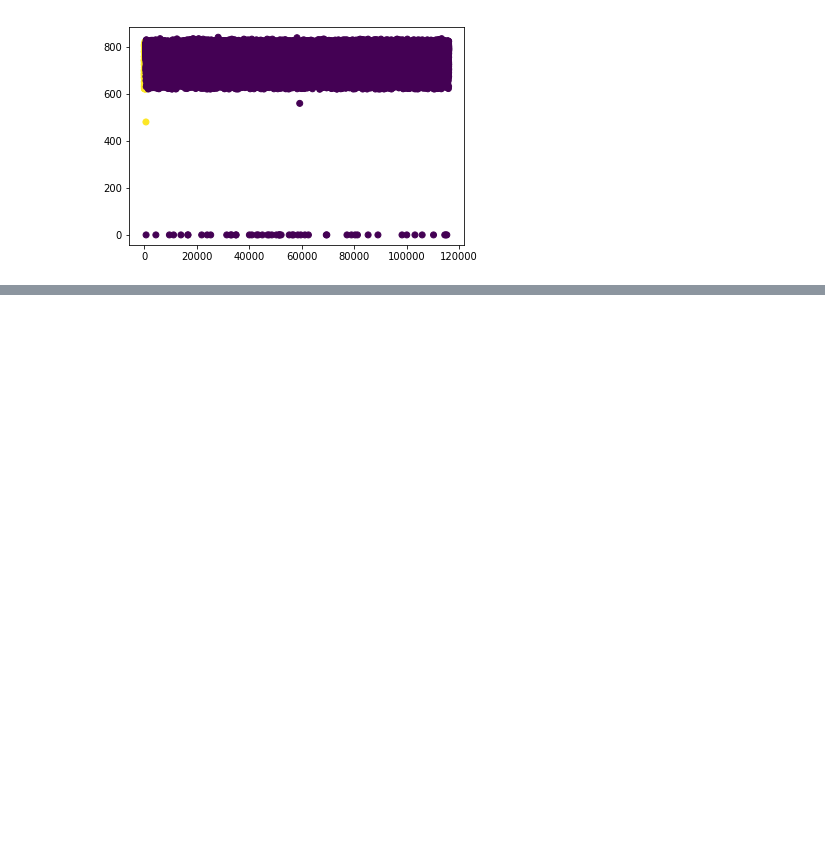
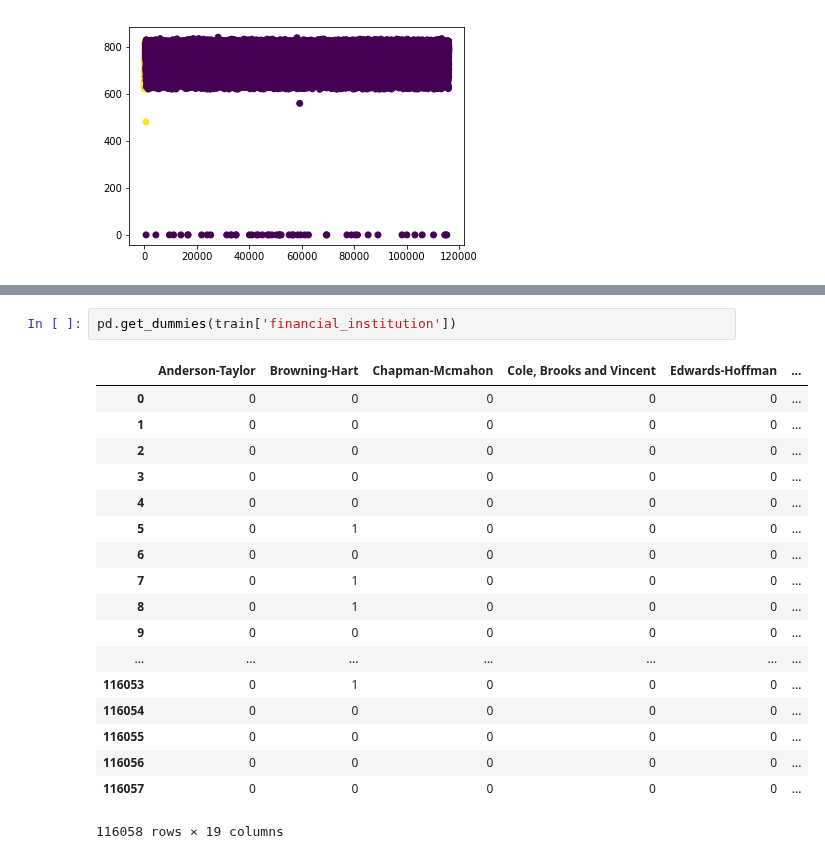
Before and after one commit to rajagurunath/avp_loan, a Jupyter notebook: Notebooks/EDA.ipynb, the cells around one changed output, grey strips where cells are left out. Drawn from its saved outputs; the diff is of its cells as text; blank space fills up the shorter version.

```diff
--- a/Notebooks/EDA.ipynb
+++ b/Notebooks/EDA.ipynb
@@ -98,0 +195,21 @@ plt.scatter(train.index,train.borrower_credit_score,c=train.m13)
+# %%
+pd.get_dummies(train['financial_institution'])
+# %% [output]
+|  | Anderson-Taylor | Browning-Hart | Chapman-Mcmahon | Cole, Brooks and Vincent | Edwards-Hoffman | ... |
+| 0 | 0 | 0 | 0 | 0 | 0 | ... |
+| 1 | 0 | 0 | 0 | 0 | 0 | ... |
+| 2 | 0 | 0 | 0 | 0 | 0 | ... |
+| 3 | 0 | 0 | 0 | 0 | 0 | ... |
+| 4 | 0 | 0 | 0 | 0 | 0 | ... |
+| 5 | 0 | 1 | 0 | 0 | 0 | ... |
+| 6 | 0 | 0 | 0 | 0 | 0 | ... |
+| 7 | 0 | 1 | 0 | 0 | 0 | ... |
+| 8 | 0 | 1 | 0 | 0 | 0 | ... |
+| 9 | 0 | 0 | 0 | 0 | 0 | ... |
+| ... | ... | ... | ... | ... | ... | ... |
+| 116053 | 0 | 1 | 0 | 0 | 0 | ... |
+| 116054 | 0 | 0 | 0 | 0 | 0 | ... |
+| 116055 | 0 | 0 | 0 | 0 | 0 | ... |
+| 116056 | 0 | 0 | 0 | 0 | 0 | ... |
+| 116057 | 0 | 0 | 0 | 0 | 0 | ... |
+116058 rows × 19 columns
```
Also changed, not shown: parts of 15 cells of this notebook, 3 other files.
